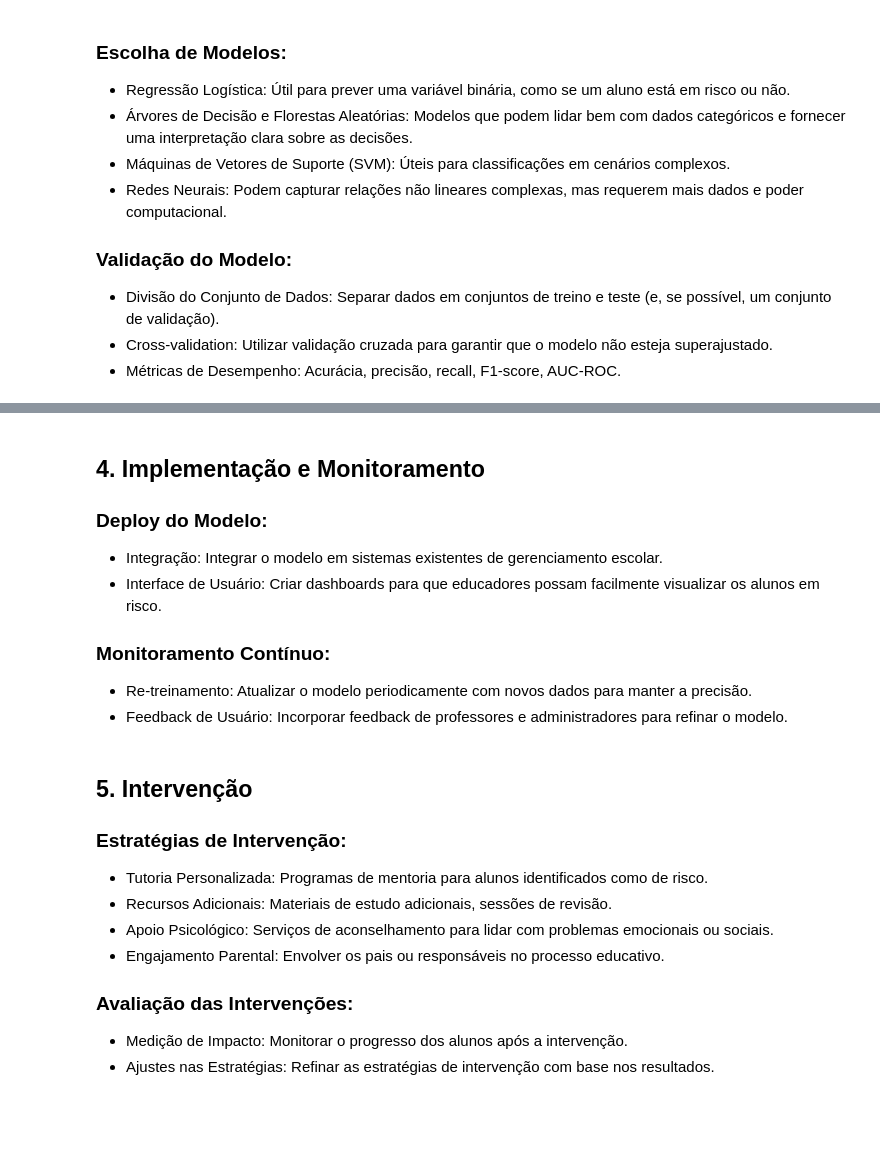
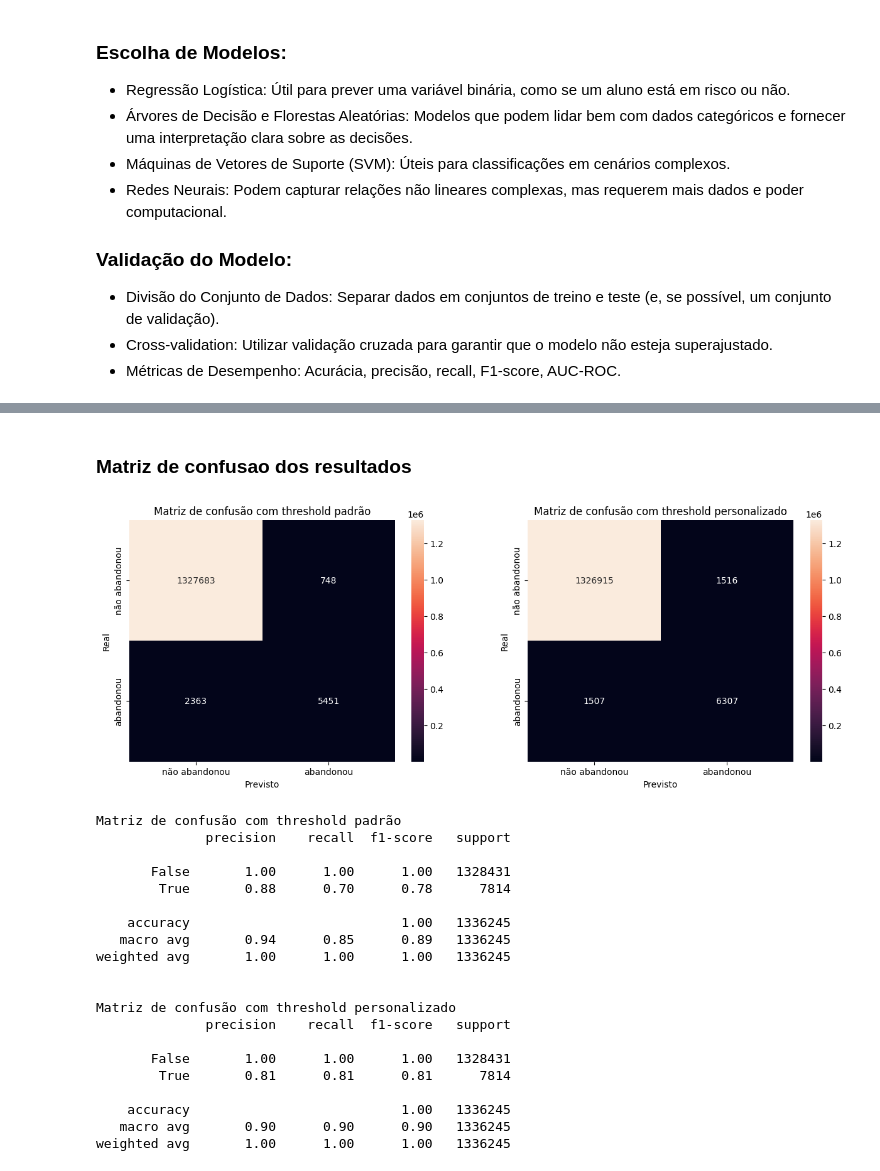
Before and after one commit to clairtonluz/MBA-em-ciencia-de-dados, a Jupyter notebook: Trabalho Final/trabalho.ipynb, the cells around one changed output, grey strips where cells are left out. Cells and saved outputs as stored; diff of their text form; code cells hidden in the pictures; blank space fills up the shorter version.

```diff
--- a/Trabalho Final/trabalho.ipynb
+++ b/Trabalho Final/trabalho.ipynb
@@ -474,24 +652,50 @@ weighted avg       1.00      1.00      1.00   1339494
-# %% [markdown]
-## 4. Implementação e Monitoramento
-### Deploy do Modelo:
-
-* Integração: Integrar o modelo em sistemas existentes de gerenciamento escolar.
-* Interface de Usuário: Criar dashboards para que educadores possam facilmente visualizar os alunos em risco.
-
-### Monitoramento Contínuo:
-
-* Re-treinamento: Atualizar o modelo periodicamente com novos dados para manter a precisão.
-* Feedback de Usuário: Incorporar feedback de professores e administradores para refinar o modelo.
-# %% [markdown]
-## 5. Intervenção
-### Estratégias de Intervenção:
-
-* Tutoria Personalizada: Programas de mentoria para alunos identificados como de risco.
-* Recursos Adicionais: Materiais de estudo adicionais, sessões de revisão.
-* Apoio Psicológico: Serviços de aconselhamento para lidar com problemas emocionais ou sociais.
-* Engajamento Parental: Envolver os pais ou responsáveis no processo educativo.
-
-### Avaliação das Intervenções:
-
-* Medição de Impacto: Monitorar o progresso dos alunos após a intervenção.
-* Ajustes nas Estratégias: Refinar as estratégias de intervenção com base nos resultados.
+# %% [markdown]
+### Matriz de confusao dos resultados
+# %%
+
+from sklearn.metrics import confusion_matrix
+import seaborn as sns
+
+plt.figure(figsize=(15, 5))
+plt.subplot(1, 2, 1)
+cm = confusion_matrix(y_test, y_pred)
+sns.heatmap(cm, annot=True, fmt='d', xticklabels=['não abandonou', 'abandonou'], yticklabels=['não abandonou', 'abandonou'])
+plt.title('Matriz de confusão com threshold padrão')
+plt.xlabel('Previsto')
+plt.ylabel('Real')
+
+plt.subplot(1, 2, 2)
+cm = confusion_matrix(y_test, y_pred_custom)
+sns.heatmap(cm, annot=True, fmt='d', xticklabels=['não abandonou', 'abandonou'], yticklabels=['não abandonou', 'abandonou'])
+plt.title('Matriz de confusão com threshold personalizado')
+plt.xlabel('Previsto')
+plt.ylabel('Real')
+plt.show()
+
+print( 'Matriz de confusão com threshold padrão')
+print(classification_report(y_test, y_pred))
+
+print('\nMatriz de confusão com threshold personalizado')
+print(classification_report(y_test, y_pred_custom))
+# %% [output]
+[figure, added]
+Matriz de confusão com threshold padrão
+              precision    recall  f1-score   support
+
+       False       1.00      1.00      1.00   1328431
+        True       0.88      0.70      0.78      7814
+
+    accuracy                           1.00   1336245
+   macro avg       0.94      0.85      0.89   1336245
+weighted avg       1.00      1.00      1.00   1336245
+
+
+Matriz de confusão com threshold personalizado
+              precision    recall  f1-score   support
+
+       False       1.00      1.00      1.00   1328431
+        True       0.81      0.81      0.81      7814
+
+    accuracy                           1.00   1336245
+   macro avg       0.90      0.90      0.90   1336245
+weighted avg       1.00      1.00      1.00   1336245
```
Also changed, not shown: parts of 48 cells of this notebook.
